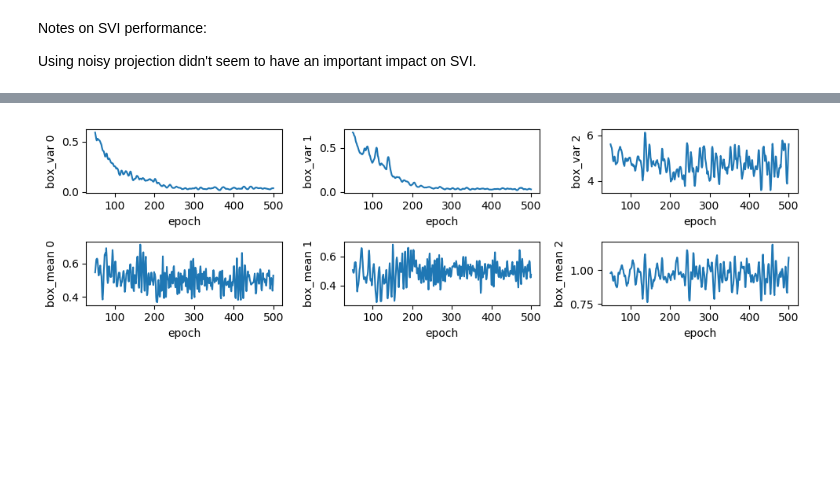
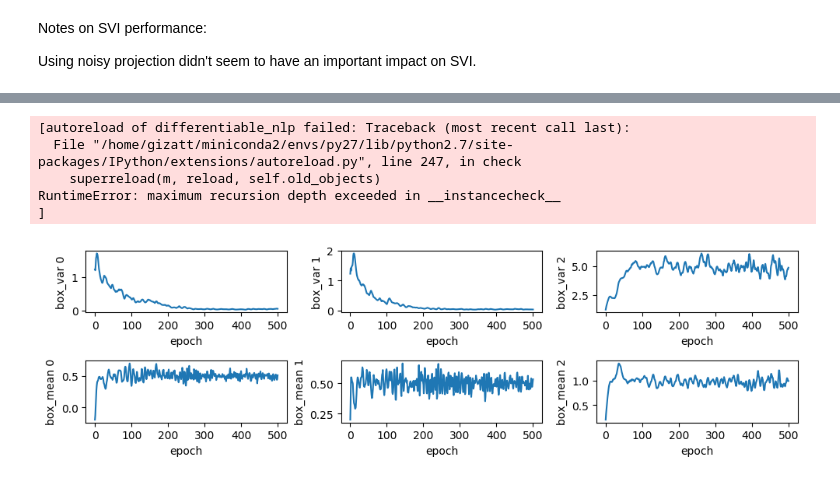
Before and after one commit to gizatt/scene_generation, a Jupyter notebook: 20181213 Differentiable Feasibility Projection Sandbox.ipynb, the cells around one changed output, grey strips where cells are left out. Cells and saved outputs as stored; diff of their text form; code cells hidden in the pictures; blank space fills up the shorter version.

```diff
--- a/20181213 Differentiable Feasibility Projection Sandbox.ipynb
+++ b/20181213 Differentiable Feasibility Projection Sandbox.ipynb
@@ -480,18 +507,23 @@ Done
 # %%
 plt.figure(figsize=(10,3), dpi=100).set_facecolor('white')
 keys = ["box_var", "box_mean"]
 n_plots = len(keys)
 for i, key in enumerate(keys):
     data_across_epochs = np.vstack(snapshots[key])
     for k in range(3):
         plt.subplot(n_plots, 3, i*3+k+1)
-        start_epoch = 50
+        start_epoch = 0
         plt.plot(np.arange(start_epoch, data_across_epochs.shape[0]), data_across_epochs[start_epoch:, k])
         plt.xlabel('epoch')
         plt.ylabel(key + " %d" % k)
 plt.tight_layout()
 # %% [output]
+[autoreload of differentiable_nlp failed: Traceback (most recent call last):
+  File "/home/gizatt/miniconda2/envs/py27/lib/python2.7/site-packages/IPython/extensions/autoreload.py", line 247, in check
+    superreload(m, reload, self.old_objects)
+RuntimeError: maximum recursion depth exceeded in __instancecheck__
+]
-[figure, old version]
+[figure, new version]
 # %%
 plt.figure(figsize=(10,3), dpi=100).set_facecolor('white')
 plt.plot(losses)
```
Also changed, not shown: parts of 12 cells of this notebook, 1 other file.
